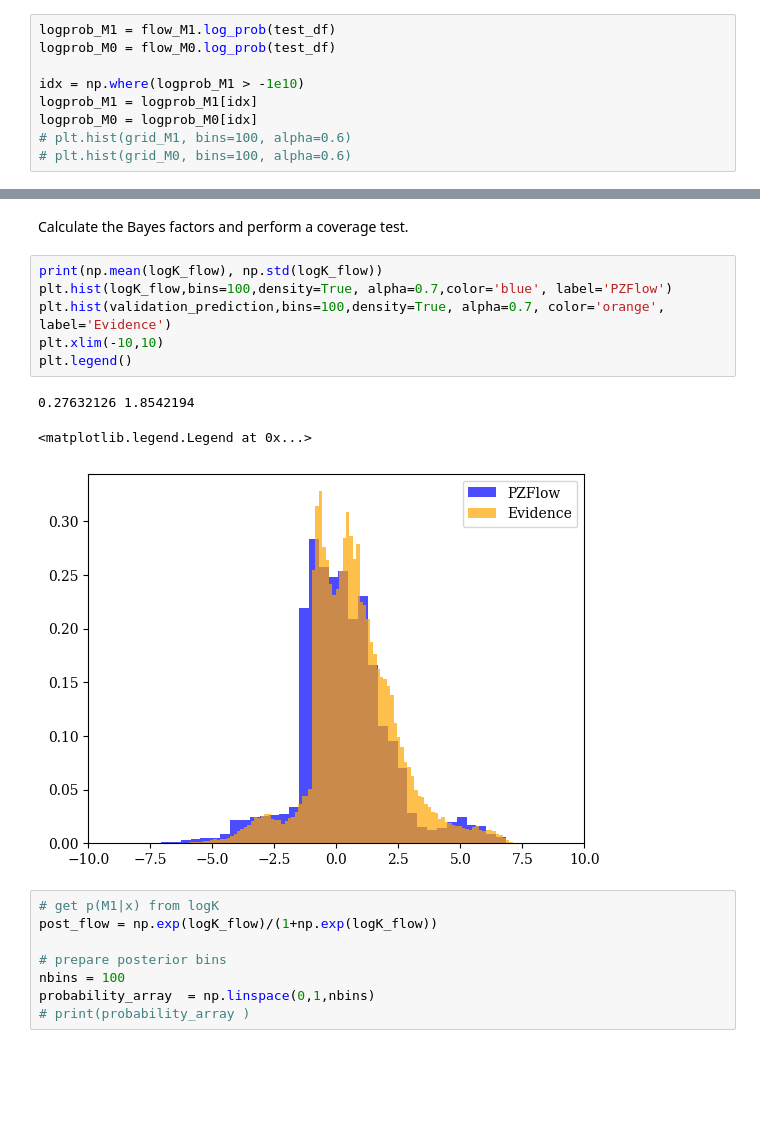
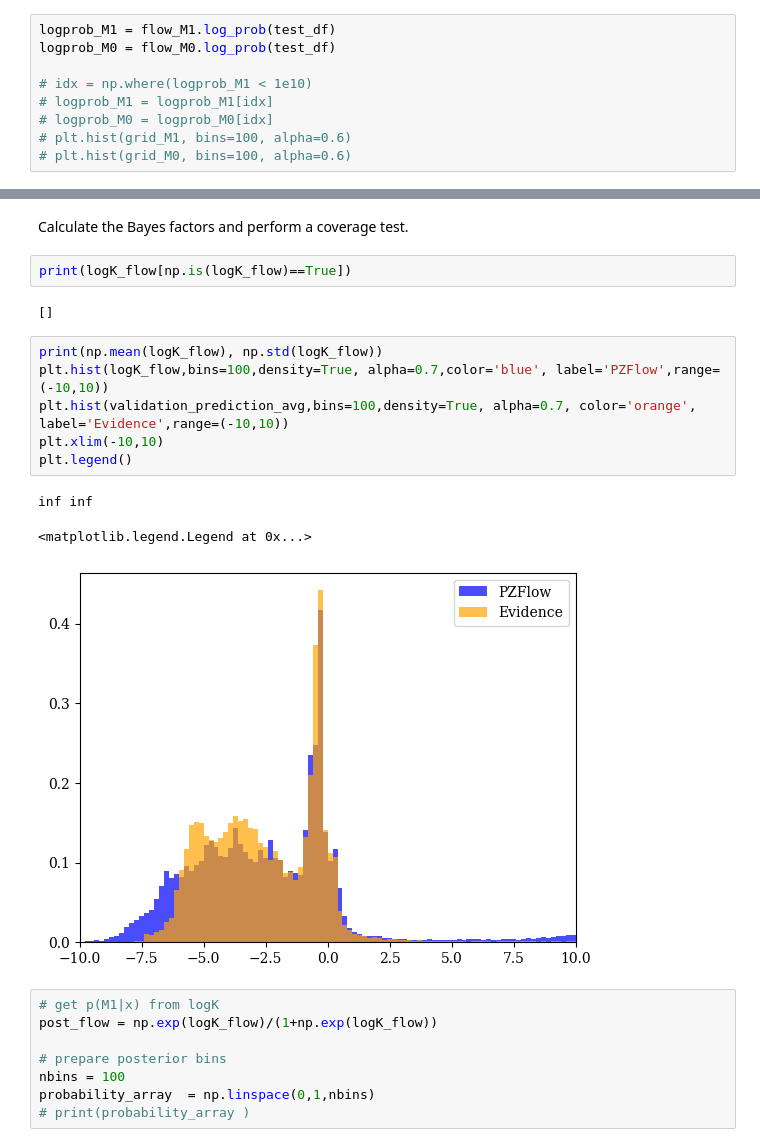
Before and after one commit to cjpdrury/evidence_networks, a Jupyter notebook: evidence_network_flux.ipynb, the cells around one changed output, grey strips where cells are left out. Drawn from its saved outputs; the diff is of its cells as text; blank space fills up the shorter version.

```diff
--- a/evidence_network_flux.ipynb
+++ b/evidence_network_flux.ipynb
@@ -907,9 +907,9 @@ plt.setp(ax, xlabel='stellar mass (scaled)' , ylabel='stellar metallicity (scale
 logprob_M1 = flow_M1.log_prob(test_df)
 logprob_M0 = flow_M0.log_prob(test_df)
 
-idx = np.where(logprob_M1 > -1e10)
-logprob_M1 = logprob_M1[idx]
-logprob_M0 = logprob_M0[idx]
+# idx = np.where(logprob_M1 < 1e10)
+# logprob_M1 = logprob_M1[idx]
+# logprob_M0 = logprob_M0[idx]
 # plt.hist(grid_M1, bins=100, alpha=0.6)
 # plt.hist(grid_M0, bins=100, alpha=0.6)
 # %% [markdown]
@@ -919,16 +919,20 @@ The flow outputs log( p(x|M1) ) and log( p(x|M0) ). We combine these to get log
 logK_flow = logprob_M1 -  logprob_M0 + np.log(M_ratio(y_test))
 # %% [markdown]
 Calculate the Bayes factors and perform a coverage test.
+# %%
+print(logK_flow[np.is(logK_flow)==True])
+# %% [output]
+[]
 # %%
 print(np.mean(logK_flow), np.std(logK_flow))
-plt.hist(logK_flow,bins=100,density=True, alpha=0.7,color='blue', label='PZFlow')
-plt.hist(validation_prediction,bins=100,density=True, alpha=0.7, color='orange', label='Evidence')
+plt.hist(logK_flow,bins=100,density=True, alpha=0.7,color='blue', label='PZFlow',range=(-10,10))
+plt.hist(validation_prediction_avg,bins=100,density=True, alpha=0.7, color='orange', label='Evidence',range=(-10,10))
 plt.xlim(-10,10)
 plt.legend()
 # %% [output]
-0.27632126 1.8542194
+inf inf
 <matplotlib.legend.Legend at 0x...>
-[figure, old version]
+[figure, new version]
 # %%
 # get p(M1|x) from logK
 post_flow = np.exp(logK_flow)/(1+np.exp(logK_flow))
```
Also changed, not shown: parts of 3 cells of this notebook.
